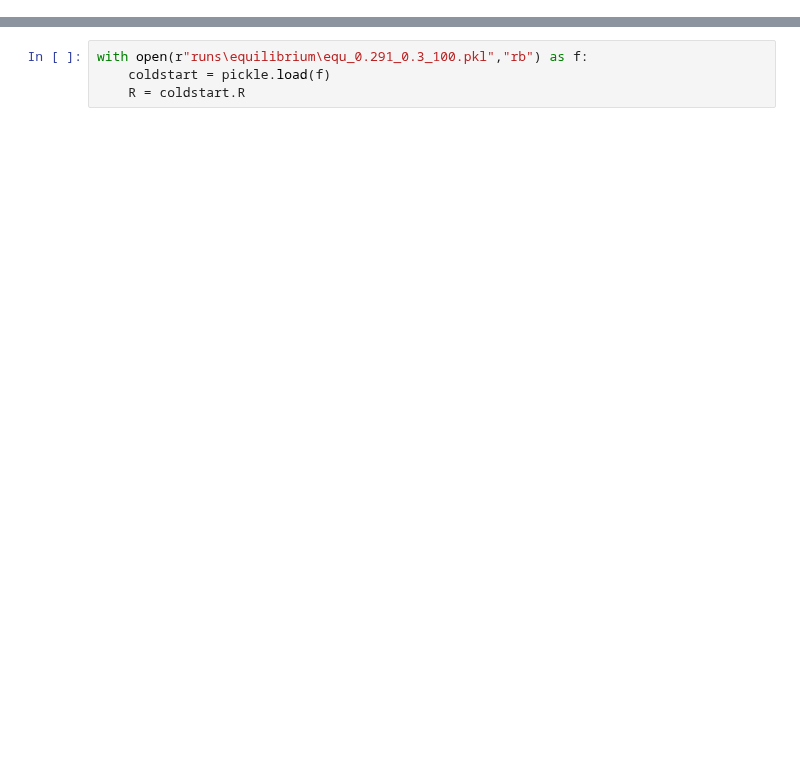
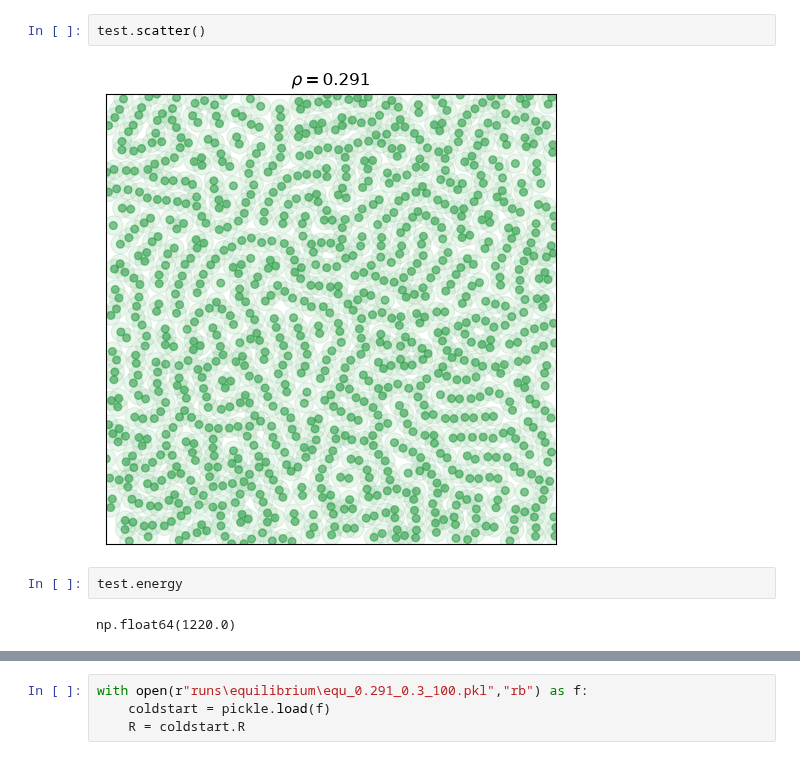
Before and after one commit to Milou-v/BERN01-Groupwork, a Jupyter notebook: temp.ipynb, the cells around one changed output, grey strips where cells are left out. Saved outputs shown, nothing was run; the diff lists cells and outputs as text; blank space fills up the shorter version.

```diff
--- a/temp.ipynb
+++ b/temp.ipynb
@@ -19,0 +79,8 @@ with open(r"coldstart_pickles\d_0.291_N_1000.pkl","rb") as f:
+# %%
+test.scatter()
+# %% [output]
+[figure, added]
+# %%
+test.energy
+# %% [output]
+np.float64(1220.0)
```
Also changed, not shown: parts of 33 cells of this notebook, 21 other files.
